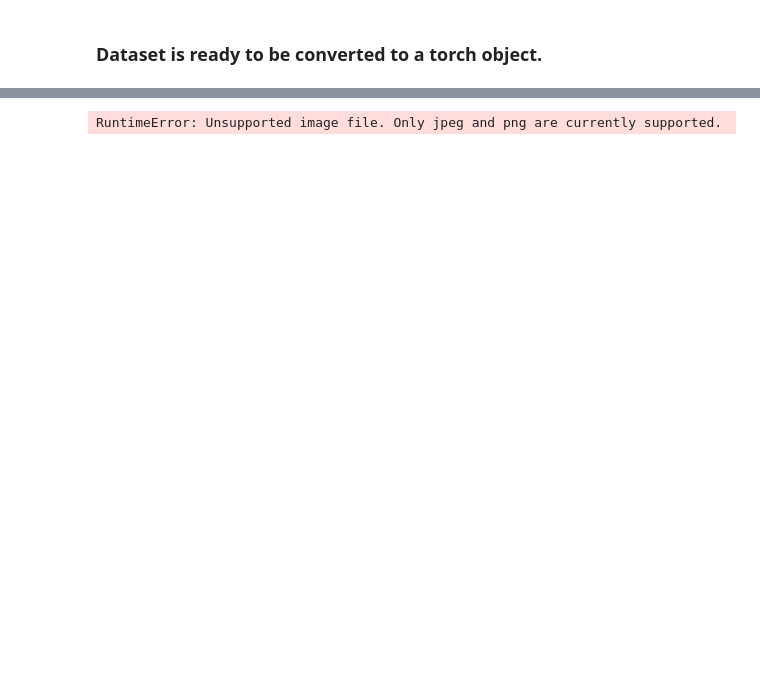
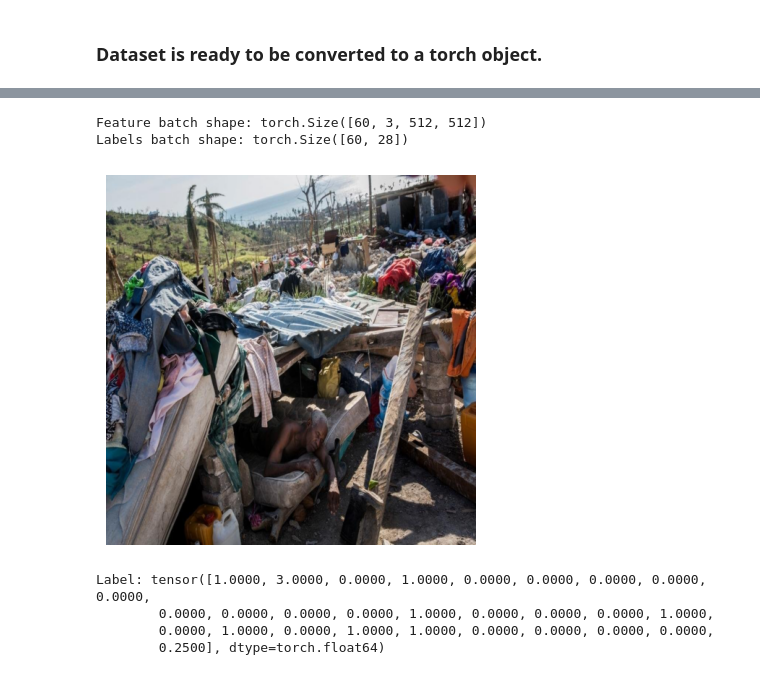
Before and after one commit to projectayre/ayre, a Jupyter notebook: sentiment-analysis/sentiment-experimentation.ipynb, the cells around one changed output, grey strips where cells are left out. Saved outputs shown, nothing was run; the diff lists cells and outputs as text; code cells hidden in the pictures; blank space fills up the shorter version.

```diff
--- a/sentiment-analysis/sentiment-experimentation.ipynb
+++ b/sentiment-analysis/sentiment-experimentation.ipynb
@@ -224,7 +211,7 @@ test_labels.head()
 # %% [markdown]
 ### Dataset is ready to be converted to a torch object.
 # %%
-# Create a custom dataset object.
+# Create a custom dataset class.
 class SentimentDataset(Dataset):
     def __init__(self, annotations: pd.DataFrame, img_dir: str, transform=None, target_transform=None):
         """A custom dataset class created for the sentiment analysis portion of project Ayre.
@@ -240,14 +227,16 @@ class SentimentDataset(Dataset):
         return len(self.img_labels)
 
     def __getitem__(self, idx):
-        img_path = self.img_dir + self.img_labels.iloc[idx, 0]
+        # temp debug step
+        # return idx
+        img_path = os.path.join(self.img_dir, self.img_labels.iloc[idx, 0])
         image = read_image(img_path)
-        label = self.img_labels.iloc[idx, 1:].to_numpy()
+        label = self.img_labels.iloc[idx, 1:]
         if self.transform:
             image = self.transform(image)
         if self.target_transform:
             label = self.target_transform(label)
-        return image, label
+        return image, torch.tensor(label)
 # %%
 # initialize params
 root = './disaster-dataset/images/'
@@ -256,20 +245,20 @@ img_h = 512
 n_mean = 0.5
 n_std = 0.5
 # creating a custom transform
-transform = transforms.Compose([
+preproc = transforms.Compose([
     ToPILImage(),
     Resize((img_h, img_w), antialias=True),
     transforms.ToTensor(),
-    transforms.Normalize(mean=[n_mean]*3, std=[n_std]*3)
+    # transforms.Normalize(mean=[n_mean]*3, std=[n_std]*3)
 ])
 
 # create dataset objects
-train_dataset = SentimentDataset(train_labels, root, transform=transform)
-test_dataset = SentimentDataset(test_labels, root, transform=transform)
+train_dataset = SentimentDataset(train_labels, root, transform=preproc)
+test_dataset = SentimentDataset(test_labels, root, transform=preproc)
 # %%
 # create data loaders
-train_dataloader = DataLoader(train_dataset, batch_size=128, shuffle=True)
-test_dataloader = DataLoader(test_dataset, batch_size=128, shuffle=True)
+train_dataloader = DataLoader(train_dataset, batch_size=60, shuffle=True)
+test_dataloader = DataLoader(test_dataset, batch_size=60, shuffle=True)
 # %%
 # vertifican cell, do not run this often.
 
@@ -279,12 +272,19 @@ test_dataloader = DataLoader(test_dataset, batch_size=128, shuffle=True)
 # %%
-# test by plotting an image
-train_features, train_labels = next(iter(test_dataloader))
+# Display image and label.
+train_features, train_labels = next(iter(train_dataloader))
 print(f"Feature batch shape: {train_features.size()}")
 print(f"Labels batch shape: {train_labels.size()}")
 img = train_features[0].squeeze()
 label = train_labels[0]
-plt.imshow(img, cmap="gray")
+plt.imshow(img.permute(1, 2, 0), cmap="gray")
+plt.axis('off')
 plt.show()
 print(f"Label: {label}")
 # %% [output]
-RuntimeError: Unsupported image file. Only jpeg and png are currently supported.
+Feature batch shape: torch.Size([60, 3, 512, 512])
+Labels batch shape: torch.Size([60, 28])
+[figure, added]
+Label: tensor([1.0000, 3.0000, 0.0000, 1.0000, 0.0000, 0.0000, 0.0000, 0.0000, 0.0000,
+        0.0000, 0.0000, 0.0000, 0.0000, 1.0000, 0.0000, 0.0000, 0.0000, 1.0000,
+        0.0000, 1.0000, 0.0000, 1.0000, 1.0000, 0.0000, 0.0000, 0.0000, 0.0000,
+        0.2500], dtype=torch.float64)
```
Also changed, not shown: parts of 9 cells of this notebook.
